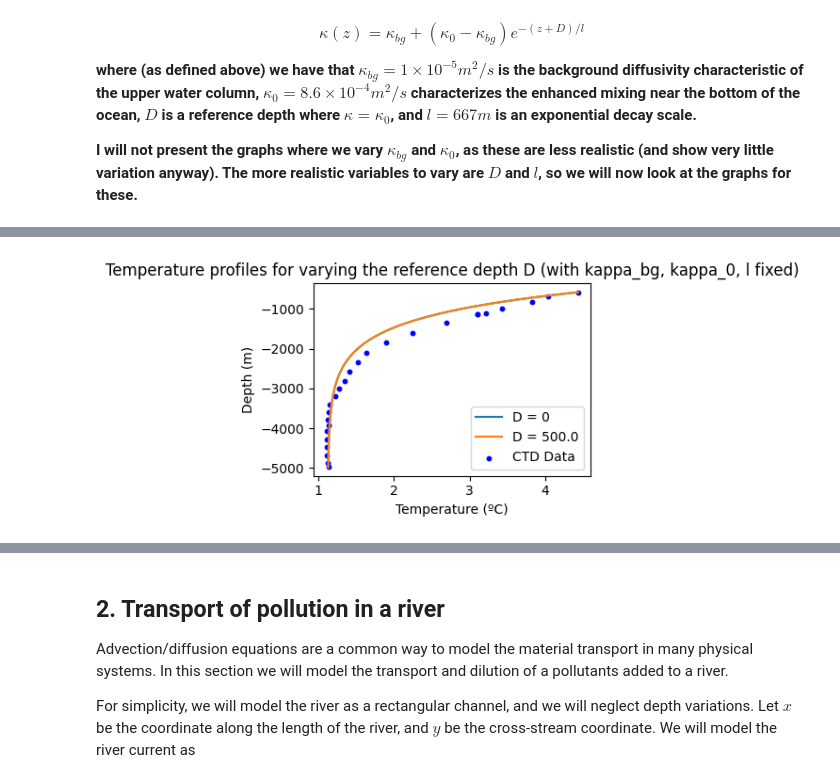
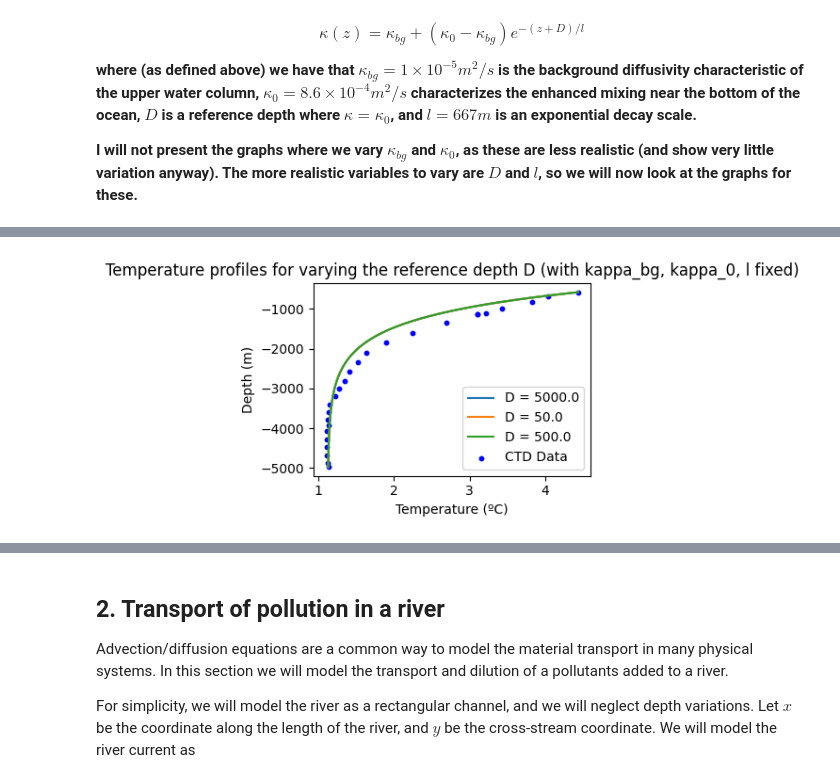
Before and after one commit to isabelgilchristmiller/QCES, a Jupyter notebook: Project2_transport.ipynb, the cells around one changed output, grey strips where cells are left out. Cells and saved outputs as stored; diff of their text form; code cells hidden in the pictures.

```diff
--- a/Project2_transport.ipynb
+++ b/Project2_transport.ipynb
@@ -308,7 +308,7 @@ w = 1e-8 # m/s
 # we vary the D values
 kappa_bg_values = 1e-5 # m^2/s
 kappa_0_values = 8.6e-4 # m^2/s
-D_values = {0, 5e2} # m
+D_values = {5e1, 5e2, 5e3} # m
 l_values = 667 # m
 
 fig1, ax1 = plt.subplots(1,1,figsize=(4,3)) # Create a single subplot for varying D
@@ -367,2 +369,2 @@ INFO:subsystems:Building subproblem matrices 1/1 (~100%) Elapsed: 1s, Remaining:
-[figure, old version]
+[figure, new version]
 # %%
```
Also changed, not shown: parts of 8 cells of this notebook.
